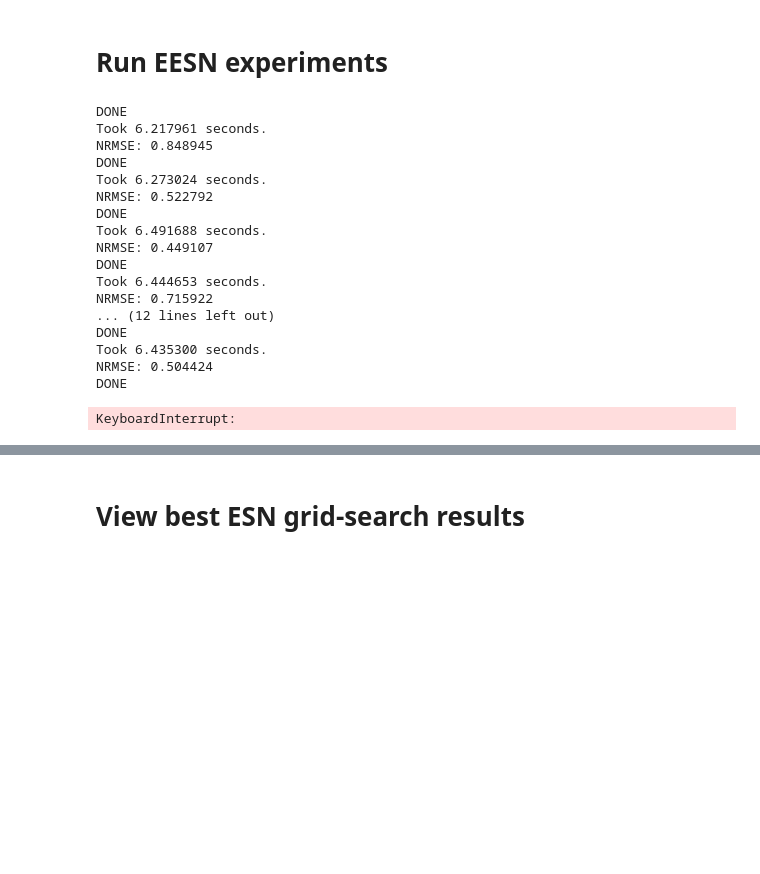
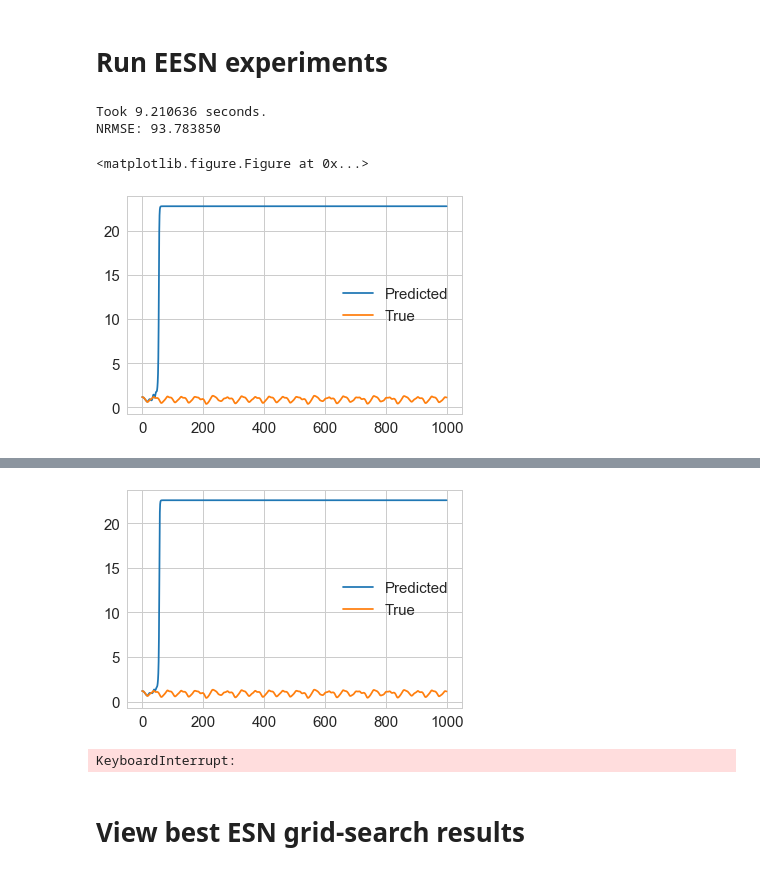
Before and after one commit to zimmerman-cole/esn_experiments, a Jupyter notebook: view_results.ipynb, the cells around one changed output, grey strips where cells are left out. Cells and saved outputs as stored; diff of their text form; code cells hidden in the pictures; blank space fills up the shorter version.

```diff
--- a/view_results.ipynb
+++ b/view_results.ipynb
@@ -156,7 +193,7 @@ spectral_scales:[0.5, 0.58333333333333337, 0.66666666666666663, 0.75, 0.83333333
 # %% [markdown]
 # Run EESN experiments
 # %%
-def run_tests_EESN(n_runs=10):
+def run_tests_EESN(n_runs=10, show_plots=False):
 
     errors = []
     for _ in range(n_runs):
@@ -180,51 +217,47 @@ def run_tests_EESN(n_runs=10):
             scales=np.linspace(0.5, 0.5, 10)
         )
         model.initialize_reservoir_weights(
-            spectral_scales=np.linspace(1.25, 1.25, 10)
+            spectral_scales=np.linspace(1.0, 1.0, 10) #spectral_scales=np.linspace(1.25, 1.25, 10)
         )
 
         model.train(X_train, y_train)
 
         y_pred = []
         u_n = np.array(X_valid[0])
         for _ in range(len(data[split:])):
             u_n = np.array(model.forward(u_n))
             y_pred.append(u_n)
 
         print('Took %f seconds.' % (time.time() - start_time))
 
         y_pred = np.array(y_pred).squeeze()
 
         error = nrmse(y_valid, y_pred, data_mean)
         print('NRMSE: %f' % error)
         errors.append(error)
 
+        if show_plots:
+            xs = range(len(y_pred))
+            f, ax = plt.subplots()
+            ax.plot(xs, y_pred, label='Predicted')
+            ax.plot(xs, y_valid, label='True')
+            plt.legend()
+            plt.show()
+
     raw_input('Press enter to save these results.')
     to_save = dict()
     to_save[model.info()] = errors
 
     title = 'Results/EESN/GOOD'+time.asctime()[3:-5].replace(' ', '-')+'.p'
+    if USE_NEW_DATA:
+        title = 'NEW_DATA_' + title
     pkl.dump(to_save, open(title, 'wb'))
 
     return errors
 
-errors_eesn = run_tests_EESN(n_runs=10)
+errors_eesn = run_tests_EESN(n_runs=2, show_plots=True)
 # %% [output]
-DONE
-Took 6.217961 seconds.
-NRMSE: 0.848945
-DONE
-Took 6.273024 seconds.
-NRMSE: 0.522792
-DONE
-Took 6.491688 seconds.
-NRMSE: 0.449107
-DONE
-Took 6.444653 seconds.
-NRMSE: 0.715922
-... (12 lines left out)
-DONE
-Took 6.435300 seconds.
-NRMSE: 0.504424
-DONE
+Took 9.210636 seconds.
+NRMSE: 93.783850
-KeyboardInterrupt:
+<matplotlib.figure.Figure at 0x...>
+[figure, added]
@@ -231,3 +266,5 @@ KeyboardInterrupt:
+[figure, added]
+KeyboardInterrupt:
 # %% [markdown]
 # View best ESN grid-search results
 # %%
```
Also changed, not shown: parts of 6 cells of this notebook, 1 other file.
